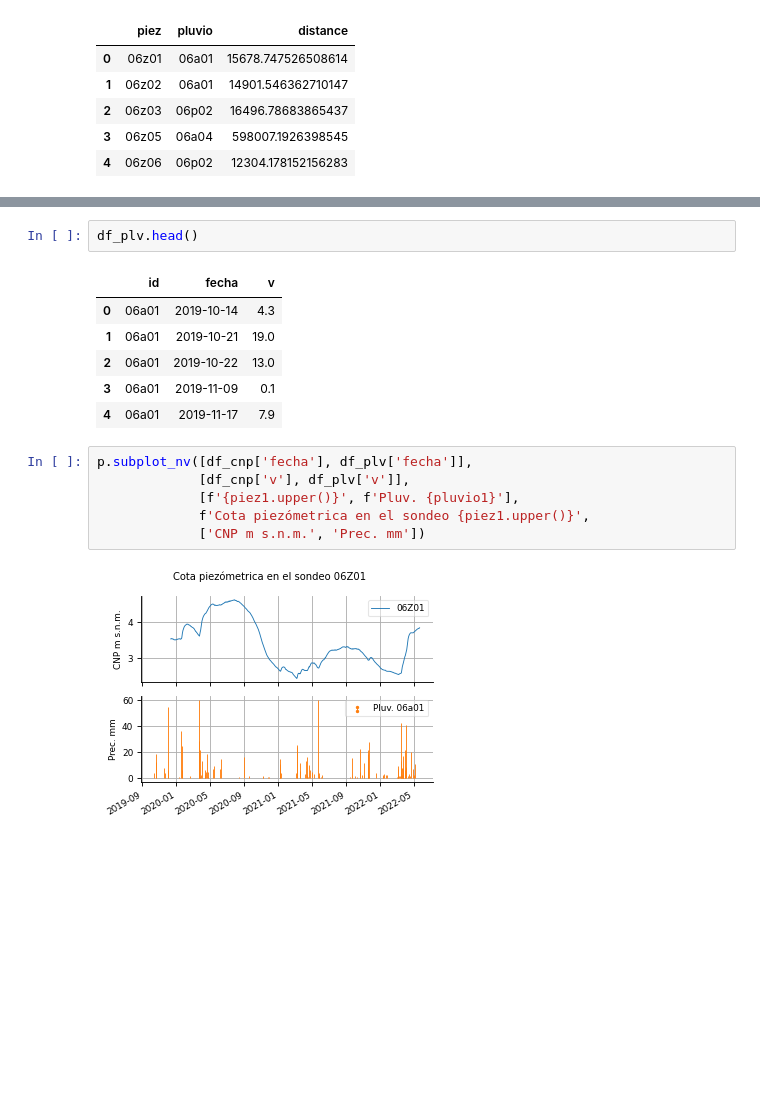
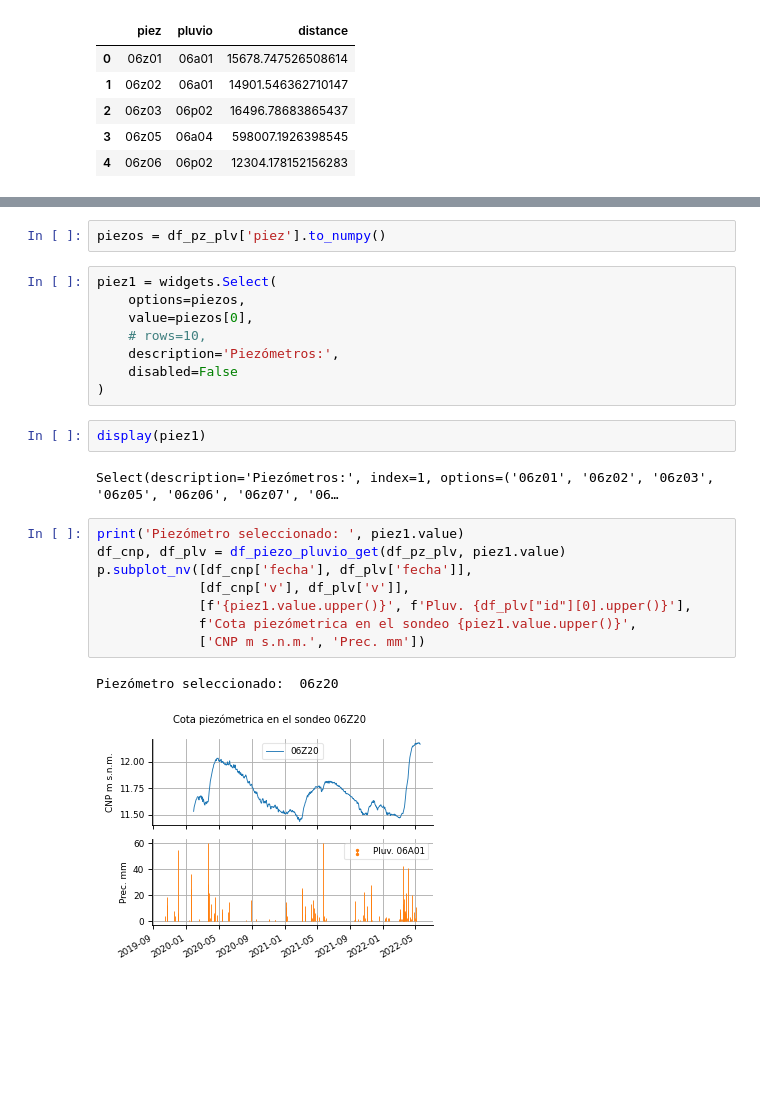
Before and after one commit to solisgb/mar_menor, a Jupyter notebook: albujon/h20geo.ipynb, the cells around one changed output, grey strips where cells are left out. Drawn from its saved outputs; the diff is of its cells as text; blank space fills up the shorter version.

```diff
--- a/albujon/h20geo.ipynb
+++ b/albujon/h20geo.ipynb
@@ -156,18 +179,25 @@ if len(df_plv) == 0:
-# %%
-df_plv.head()
-# %% [output]
-|  | id | fecha | v |
-| 0 | 06a01 | 2019-10-14 | 4.3 |
-| 1 | 06a01 | 2019-10-21 | 19.0 |
-| 2 | 06a01 | 2019-10-22 | 13.0 |
-| 3 | 06a01 | 2019-11-09 | 0.1 |
-| 4 | 06a01 | 2019-11-17 | 7.9 |
-# %%
-p.subplot_nv([df_cnp['fecha'], df_plv['fecha']],
-             [df_cnp['v'], df_plv['v']],
-             [f'{piez1.upper()}', f'Pluv. {pluvio1}'],
-             f'Cota piezómetrica en el sondeo {piez1.upper()}',
-             ['CNP m s.n.m.', 'Prec. mm'])
-# %% [output]
-[figure, removed]
-[figure, removed]
+# %%
+piezos = df_pz_plv['piez'].to_numpy()
+# %%
+piez1 = widgets.Select(
+    options=piezos,
+    value=piezos[0],
+    # rows=10,
+    description='Piezómetros:',
+    disabled=False
+)
+# %%
+display(piez1)
+# %% [output]
+Select(description='Piezómetros:', index=1, options=('06z01', '06z02', '06z03', '06z05', '06z06', '06z07', '06…
+# %%
+print('Piezómetro seleccionado: ', piez1.value)
+df_cnp, df_plv = df_piezo_pluvio_get(df_pz_plv, piez1.value)
+p.subplot_nv([df_cnp['fecha'], df_plv['fecha']],
+             [df_cnp['v'], df_plv['v']],
+             [f'{piez1.value.upper()}', f'Pluv. {df_plv["id"][0].upper()}'],
+             f'Cota piezómetrica en el sondeo {piez1.value.upper()}',
+             ['CNP m s.n.m.', 'Prec. mm'])
+# %% [output]
+Piezómetro seleccionado:  06z20
+[figure, added]
```
Also changed, not shown: parts of 6 cells of this notebook.
